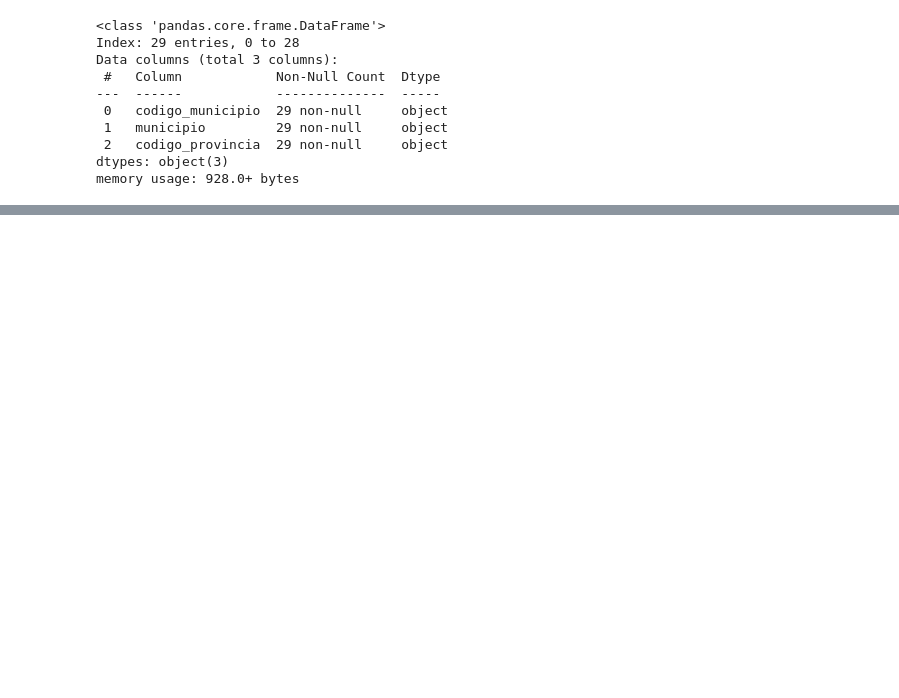
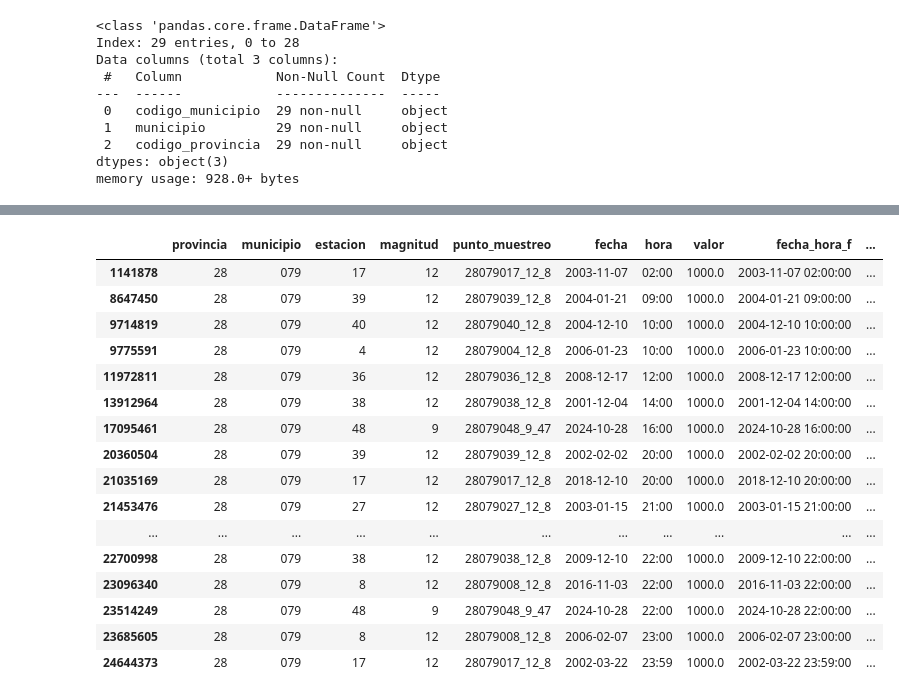
Before and after one commit to MartaM1206/proyecto_final, a Jupyter notebook: notebooks/transform.ipynb, the cells around one changed output, grey strips where cells are left out. Saved outputs shown, nothing was run; the diff lists cells and outputs as text; code cells hidden in the pictures; blank space fills up the shorter version.

```diff
--- a/notebooks/transform.ipynb
+++ b/notebooks/transform.ipynb
@@ -105,6 +105,9 @@ def formato_df(df):
     df["codigo_estacion"] = df["provincia"].astype(str).str.zfill(2) + \
                             df["municipio"].astype(str).str.zfill(3) + \
                             df["estacion"].astype(str).str.zfill(3)
+    df["municipio"] = df["municipio"].astype(str).str.zfill(3)
+    df["codigo_tecnica"] = df["punto_muestreo"].apply(lambda x: x.split('_')[-1])
+    df = df[df["valor"].abs() < 1000]
     df = df.dropna()
     return df
 # %%
@@ -582,0 +597,20 @@ df_estaciones.to_parquet("../data/transformed/estaciones.parquet")
+# %%
+df_medidas_madrid[df_medidas_madrid["valor"].abs() >= 1000]
+# %% [output]
+|  | provincia | municipio | estacion | magnitud | punto_muestreo | fecha | hora | valor | fecha_hora_f | ... |
+| 1141878 | 28 | 079 | 17 | 12 | 28079017_12_8 | 2003-11-07 | 02:00 | 1000.0 | 2003-11-07 02:00:00 | ... |
+| 8647450 | 28 | 079 | 39 | 12 | 28079039_12_8 | 2004-01-21 | 09:00 | 1000.0 | 2004-01-21 09:00:00 | ... |
+| 9714819 | 28 | 079 | 40 | 12 | 28079040_12_8 | 2004-12-10 | 10:00 | 1000.0 | 2004-12-10 10:00:00 | ... |
+| 9775591 | 28 | 079 | 4 | 12 | 28079004_12_8 | 2006-01-23 | 10:00 | 1000.0 | 2006-01-23 10:00:00 | ... |
+| 11972811 | 28 | 079 | 36 | 12 | 28079036_12_8 | 2008-12-17 | 12:00 | 1000.0 | 2008-12-17 12:00:00 | ... |
+| 13912964 | 28 | 079 | 38 | 12 | 28079038_12_8 | 2001-12-04 | 14:00 | 1000.0 | 2001-12-04 14:00:00 | ... |
+| 17095461 | 28 | 079 | 48 | 9 | 28079048_9_47 | 2024-10-28 | 16:00 | 1000.0 | 2024-10-28 16:00:00 | ... |
+| 20360504 | 28 | 079 | 39 | 12 | 28079039_12_8 | 2002-02-02 | 20:00 | 1000.0 | 2002-02-02 20:00:00 | ... |
+| 21035169 | 28 | 079 | 17 | 12 | 28079017_12_8 | 2018-12-10 | 20:00 | 1000.0 | 2018-12-10 20:00:00 | ... |
+| 21453476 | 28 | 079 | 27 | 12 | 28079027_12_8 | 2003-01-15 | 21:00 | 1000.0 | 2003-01-15 21:00:00 | ... |
+| ... | ... | ... | ... | ... | ... | ... | ... | ... | ... | ... |
+| 22700998 | 28 | 079 | 38 | 12 | 28079038_12_8 | 2009-12-10 | 22:00 | 1000.0 | 2009-12-10 22:00:00 | ... |
+| 23096340 | 28 | 079 | 8 | 12 | 28079008_12_8 | 2016-11-03 | 22:00 | 1000.0 | 2016-11-03 22:00:00 | ... |
+| 23514249 | 28 | 079 | 48 | 9 | 28079048_9_47 | 2024-10-28 | 22:00 | 1000.0 | 2024-10-28 22:00:00 | ... |
+| 23685605 | 28 | 079 | 8 | 12 | 28079008_12_8 | 2006-02-07 | 23:00 | 1000.0 | 2006-02-07 23:00:00 | ... |
+| 24644373 | 28 | 079 | 17 | 12 | 28079017_12_8 | 2002-03-22 | 23:59 | 1000.0 | 2002-03-22 23:59:00 | ... |
```
Also changed, not shown: parts of 32 cells of this notebook, 2 other files.
